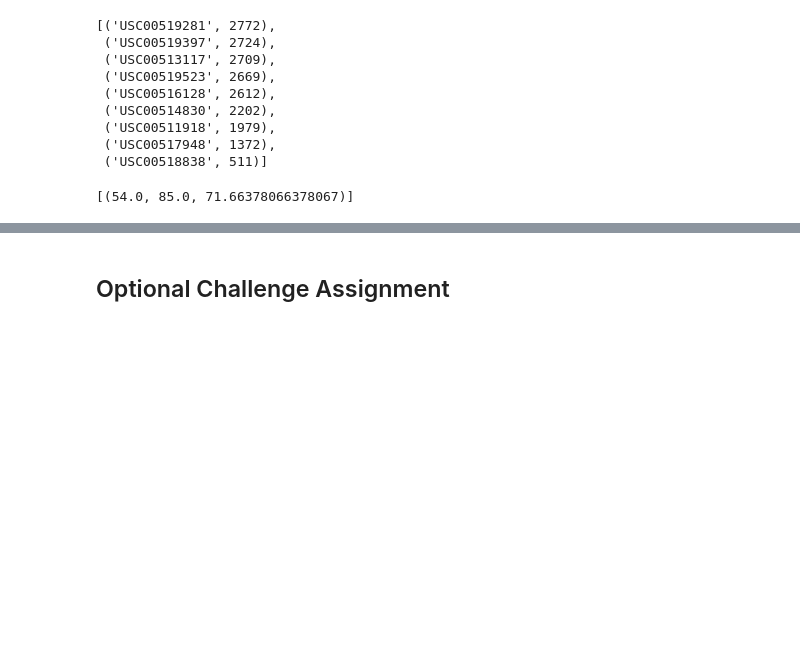
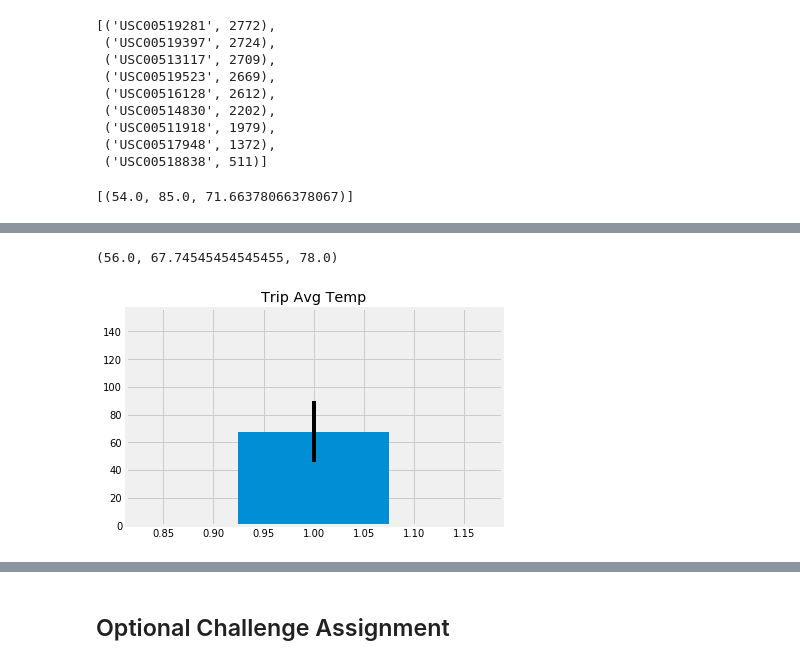
Before and after one commit to ErinMandell/SQL-Alchemy-Challenge, a Jupyter notebook: Hawaii_Climate.ipynb, the cells around one changed output, grey strips where cells are left out. Cells and saved outputs as stored; diff of their text form; code cells hidden in the pictures; blank space fills up the shorter version.

```diff
--- a/Hawaii_Climate.ipynb
+++ b/Hawaii_Climate.ipynb
@@ -226,8 +255,26 @@ print(calc_temps('2012-02-28', '2012-03-05'))
+# %%
+avgt = result[1]
+mint = result[0]
+maxt = result[2]
+mint, avgt, maxt
+# %% [output]
+(56.0, 67.74545454545455, 78.0)
 # %%
 # Plot the results from your previous query as a bar chart.
 # Use "Trip Avg Temp" as your Title
 # Use the average temperature for the y value
 # Use the peak-to-peak (tmax-tmin) value as the y error bar (yerr)
+
+N=1
+diff = maxt-mint
+width = 0.15
+
+plt.bar(N, avgt, width, yerr=diff)
+plt.margins(.75, .75)
+plt.title("Trip Avg Temp")
+plt.show()
+# %% [output]
+[figure, added]
 # %%
 # Calculate the total amount of rainfall per weather station for your trip dates using the previous year's matching dates.
 # Sort this in descending order by precipitation amount and list the station, name, latitude, longitude, and elevation
```
Also changed, not shown: parts of 21 cells of this notebook.
